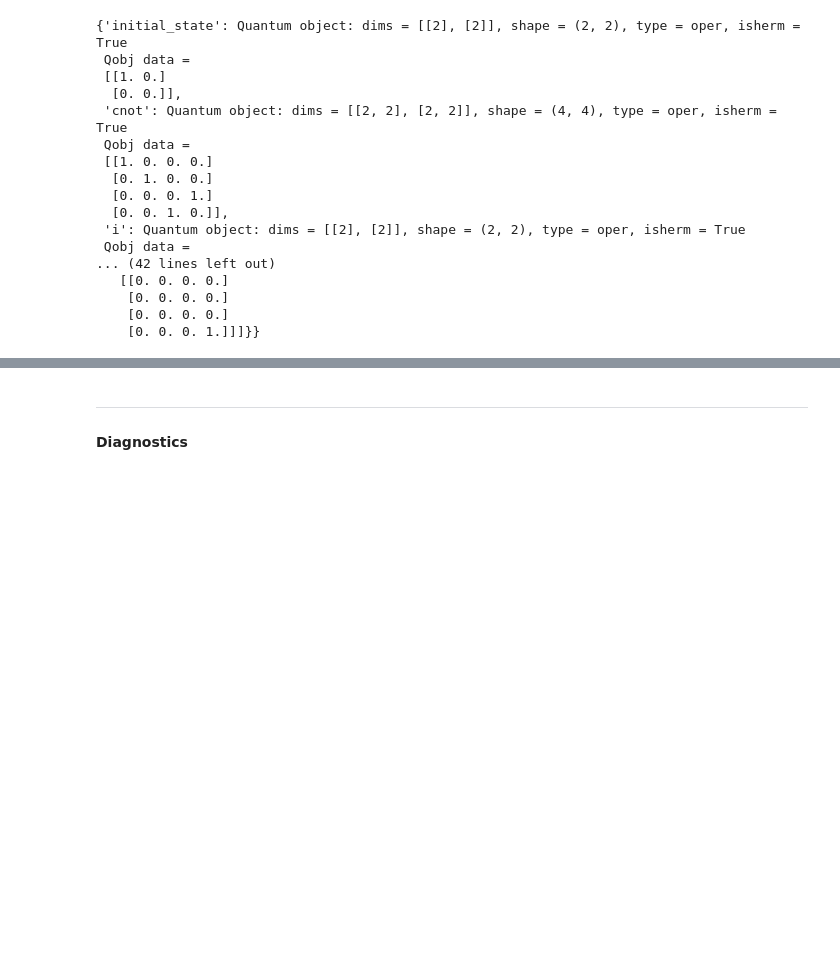
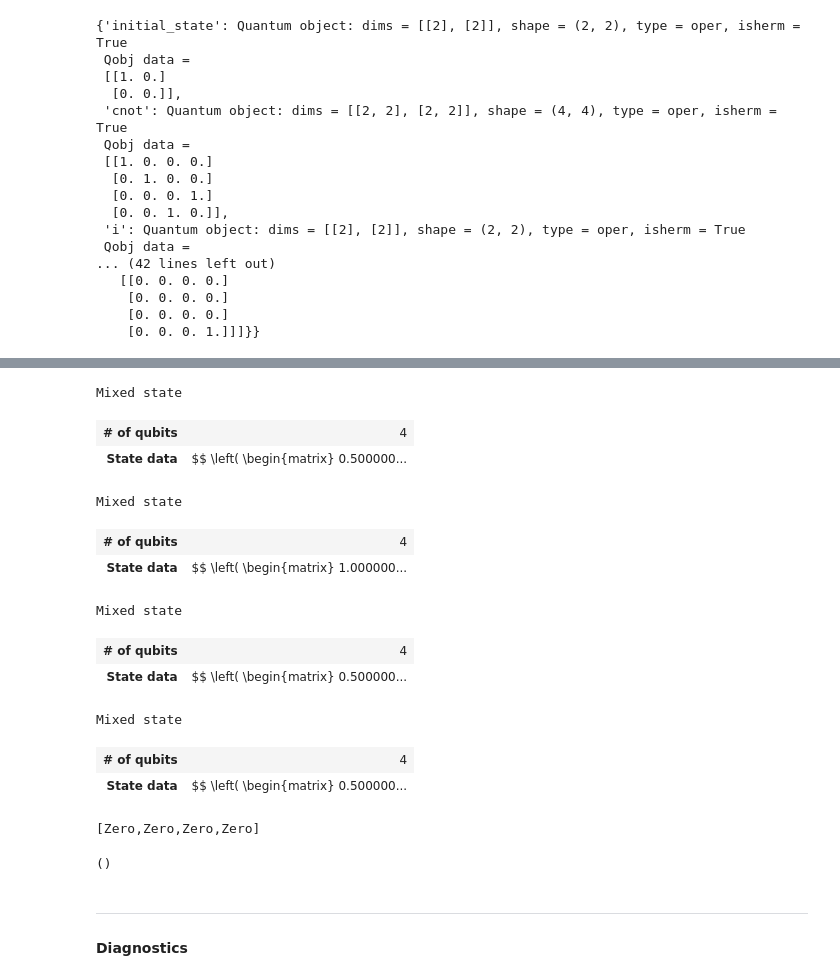
Before and after one commit to crazy4pi314/qsharp-zne, a Jupyter notebook: PythonNoiseModels.ipynb, the cells around one changed output, grey strips where cells are left out. Drawn from its saved outputs; the diff is of its cells as text; code cells hidden in the pictures; blank space fills up the shorter version.

Commit message:
updating for new build with qubit number config and dumpmachine

```diff
--- a/PythonNoiseModels.ipynb
+++ b/PythonNoiseModels.ipynb
@@ -89,3 +92,20 @@ from qsharp_zne import ApplyX
+# %%
+CheckFold.simulate_noise()
+# %% [output]
+Mixed state
+| # of qubits | 4 |
+| State data | $$ \left( \begin{matrix} 0.500000... |
+Mixed state
+| # of qubits | 4 |
+| State data | $$ \left( \begin{matrix} 1.000000... |
+Mixed state
+| # of qubits | 4 |
+| State data | $$ \left( \begin{matrix} 0.500000... |
+Mixed state
+| # of qubits | 4 |
+| State data | $$ \left( \begin{matrix} 0.500000... |
+[Zero,Zero,Zero,Zero]
+()
 # %% [markdown]
 ---
 #### Diagnostics
```
Also changed, not shown: parts of 5 cells of this notebook, 2 other files.
